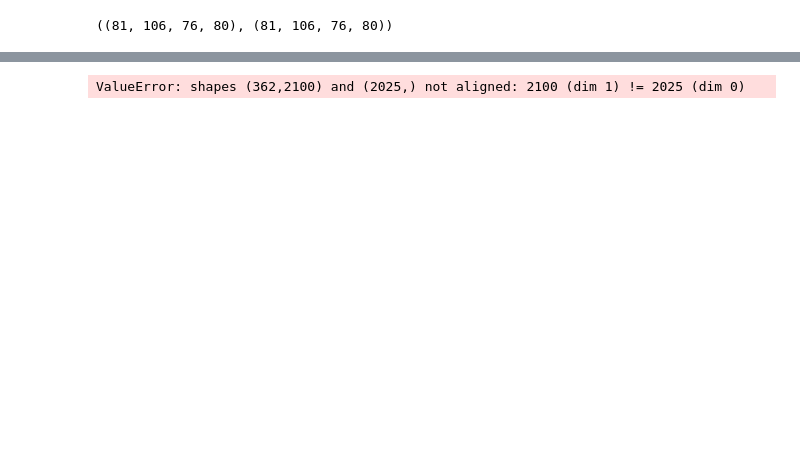
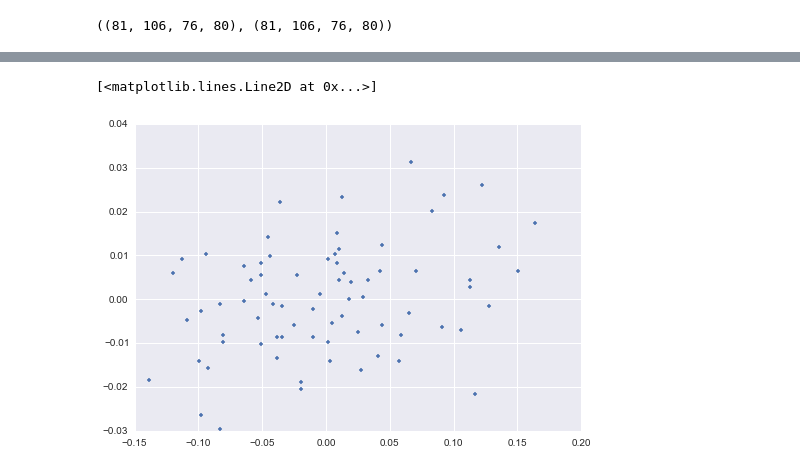
Before and after one commit to arokem/spat-cont, a Jupyter notebook: analysis.ipynb, the cells around one changed output, grey strips where cells are left out. Saved outputs shown, nothing was run; the diff lists cells and outputs as text; code cells hidden in the pictures; blank space fills up the shorter version.

```diff
--- a/analysis.ipynb
+++ b/analysis.ipynb
@@ -60,10 +72,14 @@ new_sig = np.concatenate(pp_sig)
+# %%
+plt.plot(new_sig[:n_split], new_sig[n_split:n_split*2], '.')
+# %% [output]
+[<matplotlib.lines.Line2D at 0x...>]
+[figure, added]
 # %%
 from sklearn.linear_model import ElasticNet
 # %%
-EN = ElasticNet(alpha=0.0001, l1_ratio=0.8, positive=True)
+this_alpha = alpha * np.sum(sq_weights)/new_dm.shape[0]
+EN = ElasticNet(alpha=this_alpha, l1_ratio=l1_ratio, positive=True)
 beta = EN.fit(new_dm, new_sig).coef_
 #beta, rnorm = opt.nnls(new_dm, new_sig)
-# %% [output]
-ValueError: shapes (362,2100) and (2025,) not aligned: 2100 (dim 1) != 2025 (dim 0)
 # %%
 new_dm.shape, new_sig.shape
```
Also changed, not shown: parts of 23 cells of this notebook, 1 other file.
